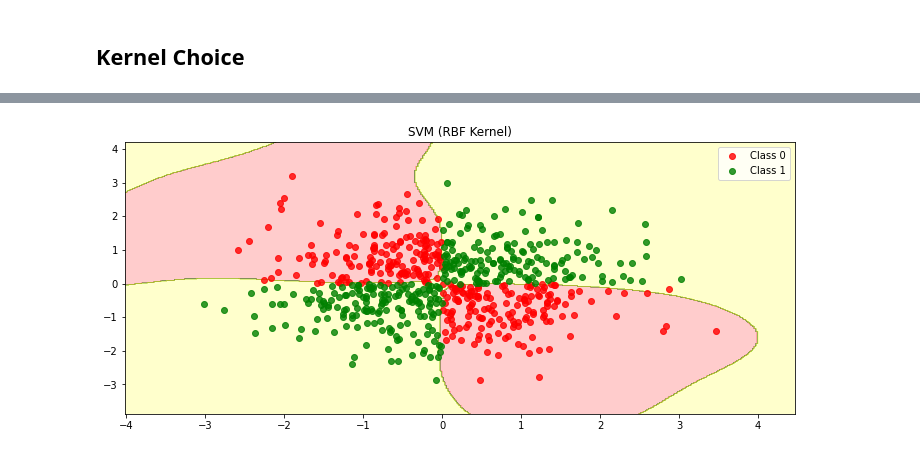
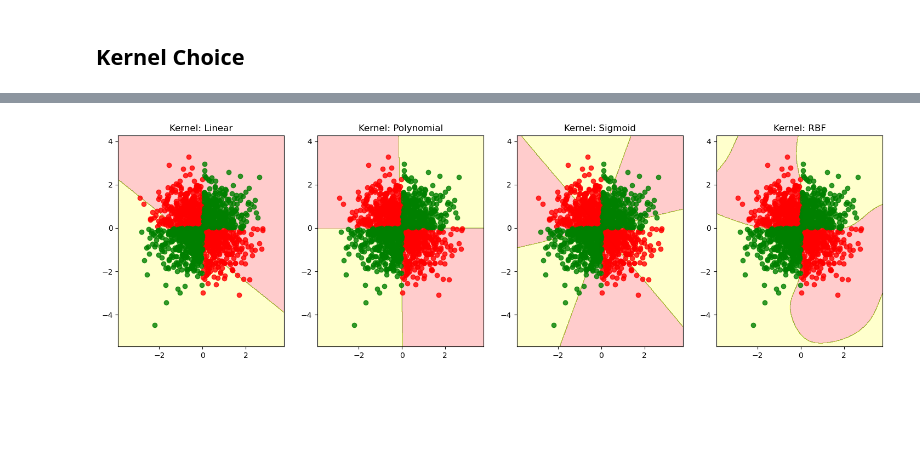
Before and after one commit to Bruno-Moreno/ML---Study, a Jupyter notebook: notebooks/ML/svm.ipynb, the cells around one changed output, grey strips where cells are left out. Cells and saved outputs as stored; diff of their text form; code cells hidden in the pictures; blank space fills up the shorter version.

```diff
--- a/notebooks/ML/svm.ipynb
+++ b/notebooks/ML/svm.ipynb
@@ -325,24 +217,31 @@ plt.show()
-# %%
-from matplotlib.colors import ListedColormap
-X_set, y_set = X_test, y_test
-
-X1, X2 = np.meshgrid(np.arange(start = X_set[:, 0].min() - 1, stop = X_set[:, 0].max() + 1, step = 0.02),
-                     np.arange(start = X_set[:, 1].min() - 1, stop = X_set[:, 1].max() + 1, step = 0.02))
-
-
-plt.figure(figsize=(12, 5))
-plt.contourf(X1, X2, pipe_rbf.predict(np.array([X1.ravel(), X2.ravel()]).T).reshape(X1.shape),
-             alpha = 0.2, cmap = ListedColormap(('red', 'green','yellow')))
-plt.xlim(X1.min(), X1.max())
-plt.ylim(X2.min(), X2.max())
-
-colorlist = ['red', 'green']
-for i in range(2):
-    plt.scatter(X_set[y_set == i, 0], X_set[y_set == i, 1],
-                c=colorlist[i], label='Class ' + str(i), alpha=0.8)
-
-plt.title('SVM (RBF Kernel)')
-plt.legend()
-plt.show()
-# %% [output]
-[figure, removed]
+# %%
+X_set, y_set = X_train, y_train
+
+X1, X2 = np.meshgrid(np.arange(start = X_set[:, 0].min() - 1, stop = X_set[:, 0].max() + 1, step = 0.02),
+                     np.arange(start = X_set[:, 1].min() - 1, stop = X_set[:, 1].max() + 1, step = 0.02))
+
+model_dict = {"Linear": pipe_linear, "Polynomial": pipe_poly , "Sigmoid": pipe_sigmoid, "RBF": pipe_rbf}
+
+plt.figure(figsize=(18, 5))
+n_plot = 1
+
+for kernel_name, kernel_model in model_dict.items():
+
+    # Polynomial Plot
+    plt.subplot(1, 4, n_plot)
+    plt.contourf(X1, X2, kernel_model.predict(np.array([X1.ravel(), X2.ravel()]).T).reshape(X1.shape), alpha = 0.2, cmap = ListedColormap(('red', 'green','yellow')))
+    plt.xlim(X1.min(), X1.max())
+    plt.ylim(X2.min(), X2.max())
+    plt.title(f'Kernel: {kernel_name}')
+
+    colorlist = ['red', 'green']
+    for i in range(2):
+        plt.scatter(X_set[y_set == i, 0], X_set[y_set == i, 1],
+                    c=colorlist[i], label='Class' + str(i), alpha=0.8)
+
+    n_plot += 1
+
+plt.savefig("img/kernel_decision_boundaries.png", dpi = 300, bbox_inches='tight')
+plt.show()
+# %% [output]
+[figure, added]
```
Also changed, not shown: parts of 9 cells of this notebook, 1 other file.
